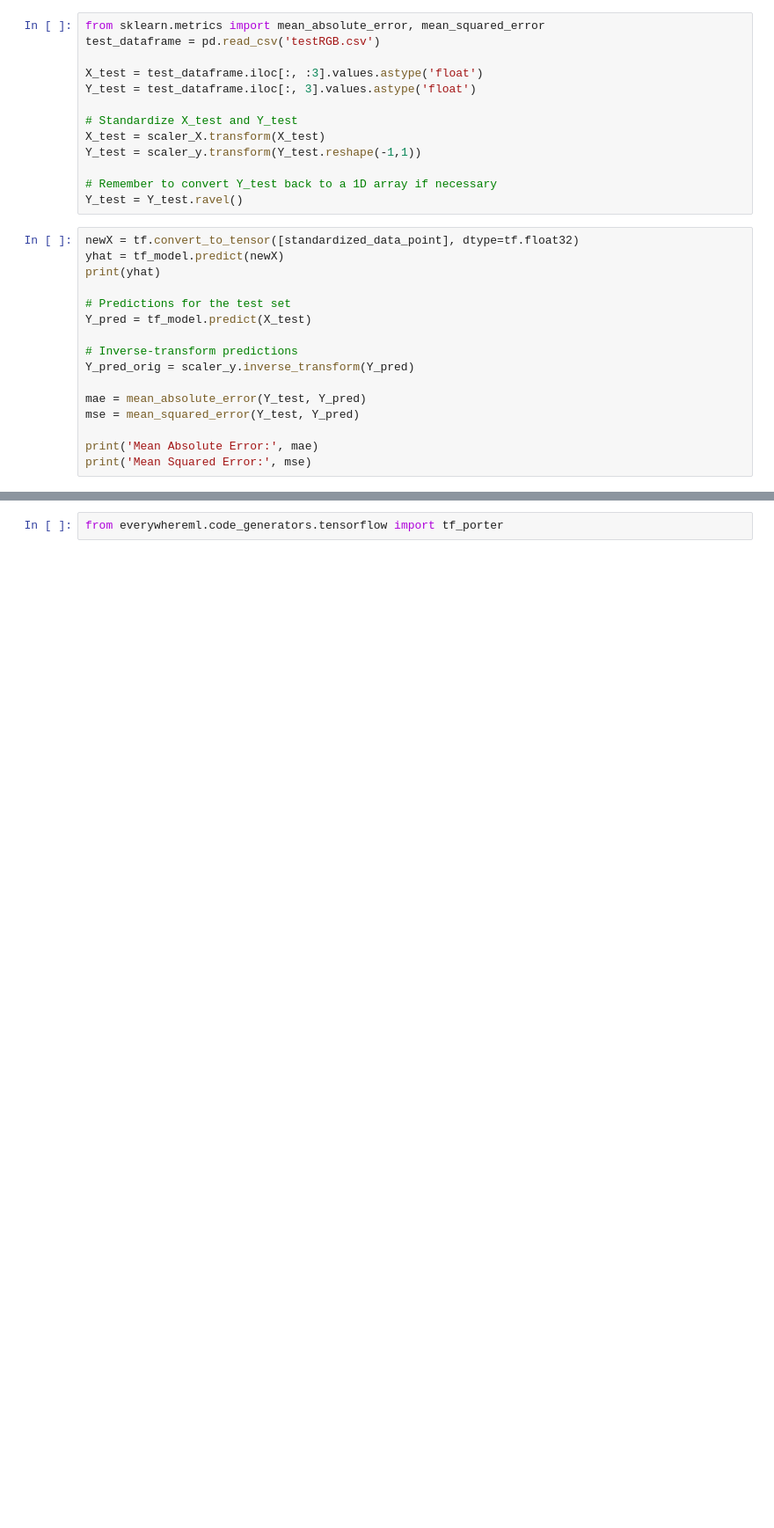
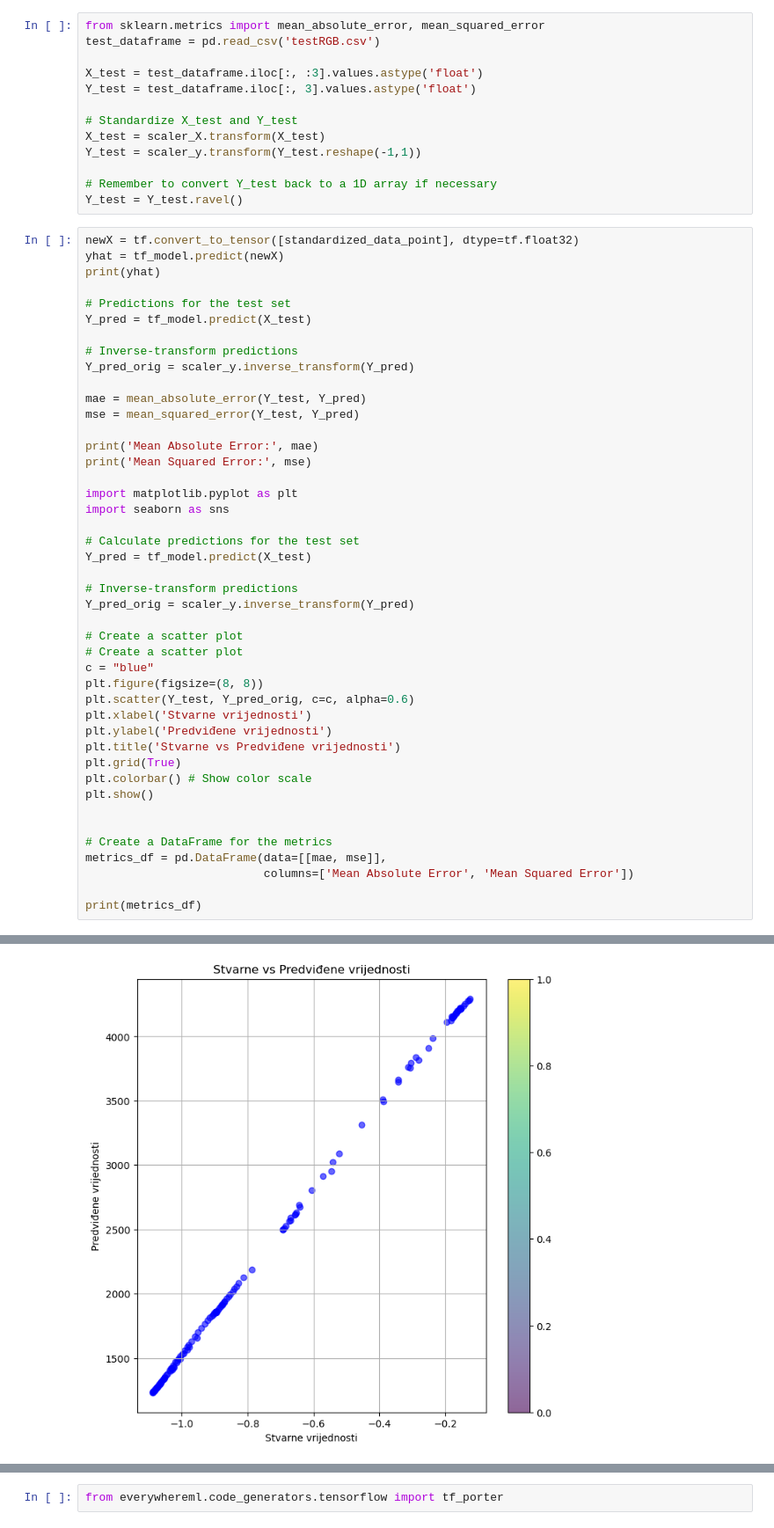
Before and after one commit to Davorin51/UGRS-Projekt, a Jupyter notebook: Python/BijeloVino/Neural_Network_Regression_Color_Bijelo.ipynb, the cells around one changed output, grey strips where cells are left out. Shown at 88% size. Drawn from its saved outputs; the diff is of its cells as text; blank space fills up the shorter version.

Commit message:
Metrics Added

```diff
--- a/Python/BijeloVino/Neural_Network_Regression_Color_Bijelo.ipynb
+++ b/Python/BijeloVino/Neural_Network_Regression_Color_Bijelo.ipynb
@@ -141,4 +149,32 @@ mse = mean_squared_error(Y_test, Y_pred)
 
 print('Mean Absolute Error:', mae)
 print('Mean Squared Error:', mse)
+
+import matplotlib.pyplot as plt
+import seaborn as sns
+
+# Calculate predictions for the test set
+Y_pred = tf_model.predict(X_test)
+
+# Inverse-transform predictions
+Y_pred_orig = scaler_y.inverse_transform(Y_pred)
+
+# Create a scatter plot
+# Create a scatter plot
+c = "blue"
+plt.figure(figsize=(8, 8))
+plt.scatter(Y_test, Y_pred_orig, c=c, alpha=0.6)
+plt.xlabel('Stvarne vrijednosti')
+plt.ylabel('Predviđene vrijednosti')
+plt.title('Stvarne vs Predviđene vrijednosti')
+plt.grid(True)
+plt.colorbar() # Show color scale
+plt.show()
+
+
+# Create a DataFrame for the metrics
+metrics_df = pd.DataFrame(data=[[mae, mse]],
+                          columns=['Mean Absolute Error', 'Mean Squared Error'])
+
+print(metrics_df)
 # %% [output]
@@ -149,0 +187 @@ Mean Squared Error: 0.000159321497408426
+[figure, added]
```
Also changed, not shown: parts of 5 cells of this notebook, 21 other files.
